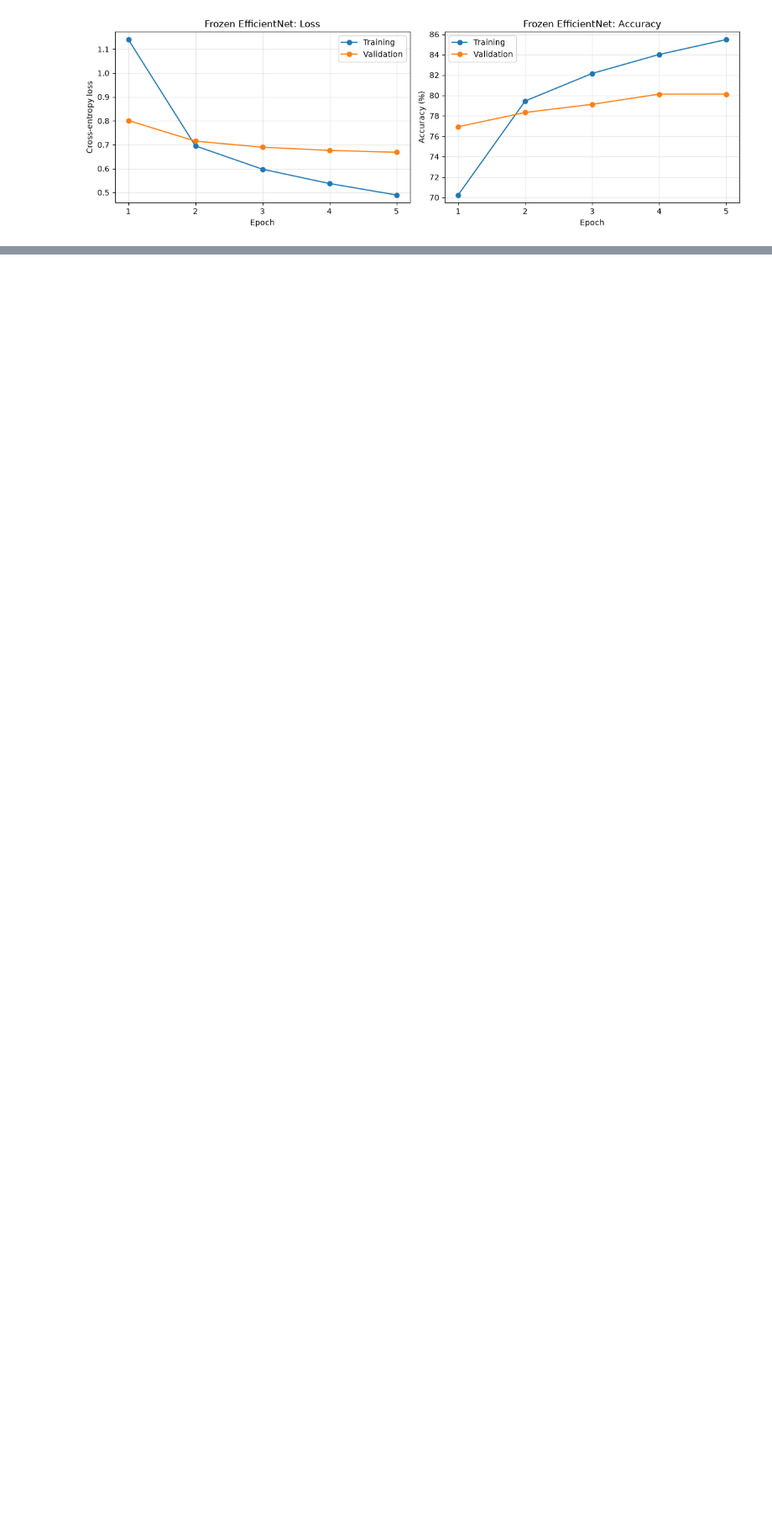
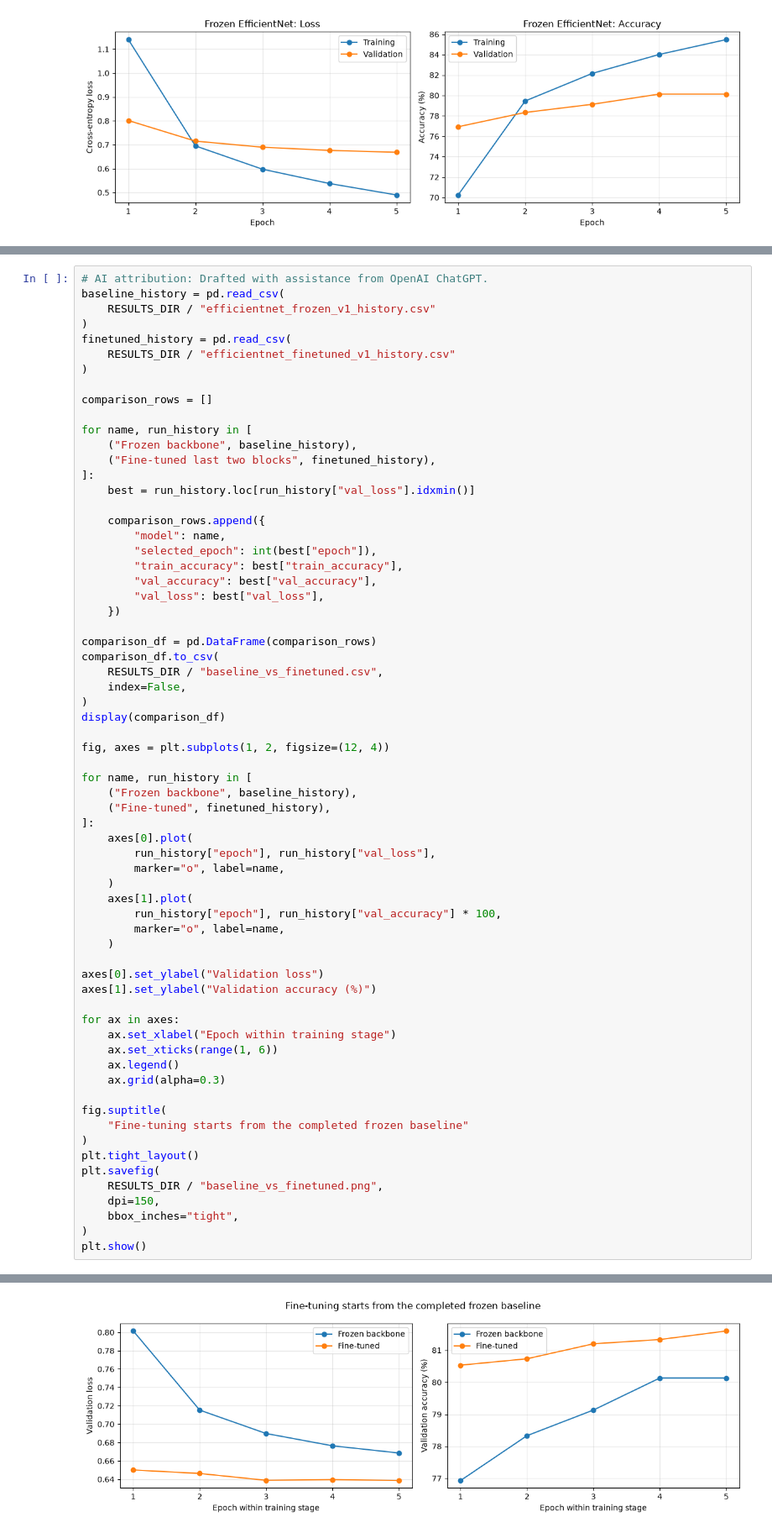
Before and after one commit to liswoodamanda/meal-memory, a Jupyter notebook: notebooks/01_data_and_baseline.ipynb, the cells around one changed output, grey strips where cells are left out. Shown at 84% size. Cells and saved outputs as stored; diff of their text form; blank space fills up the shorter version.

Commit message:
Record initial fine-tuning results and baseline comparison

```diff
--- a/notebooks/01_data_and_baseline.ipynb
+++ b/notebooks/01_data_and_baseline.ipynb
@@ -617,0 +848,67 @@ plt.show()
+# %%
+# AI attribution: Drafted with assistance from OpenAI ChatGPT.
+baseline_history = pd.read_csv(
+    RESULTS_DIR / "efficientnet_frozen_v1_history.csv"
+)
+finetuned_history = pd.read_csv(
+    RESULTS_DIR / "efficientnet_finetuned_v1_history.csv"
+)
+
+comparison_rows = []
+
+for name, run_history in [
+    ("Frozen backbone", baseline_history),
+    ("Fine-tuned last two blocks", finetuned_history),
+]:
+    best = run_history.loc[run_history["val_loss"].idxmin()]
+
+    comparison_rows.append({
+        "model": name,
+        "selected_epoch": int(best["epoch"]),
+        "train_accuracy": best["train_accuracy"],
+        "val_accuracy": best["val_accuracy"],
+        "val_loss": best["val_loss"],
+    })
+
+comparison_df = pd.DataFrame(comparison_rows)
+comparison_df.to_csv(
+    RESULTS_DIR / "baseline_vs_finetuned.csv",
+    index=False,
+)
+display(comparison_df)
+
+fig, axes = plt.subplots(1, 2, figsize=(12, 4))
+
+for name, run_history in [
+    ("Frozen backbone", baseline_history),
+    ("Fine-tuned", finetuned_history),
+]:
+    axes[0].plot(
+        run_history["epoch"], run_history["val_loss"],
+        marker="o", label=name,
+    )
+    axes[1].plot(
+        run_history["epoch"], run_history["val_accuracy"] * 100,
+        marker="o", label=name,
+    )
+
+axes[0].set_ylabel("Validation loss")
+axes[1].set_ylabel("Validation accuracy (%)")
+
+for ax in axes:
+    ax.set_xlabel("Epoch within training stage")
+    ax.set_xticks(range(1, 6))
+    ax.legend()
+    ax.grid(alpha=0.3)
+
+fig.suptitle(
+    "Fine-tuning starts from the completed frozen baseline"
+)
+plt.tight_layout()
+plt.savefig(
+    RESULTS_DIR / "baseline_vs_finetuned.png",
+    dpi=150,
+    bbox_inches="tight",
+)
+plt.show()
+# %% [output]
@@ -617,0 +918 @@ plt.show()
+[figure, added]
```
Also changed, not shown: parts of 4 cells of this notebook, 3 other files.
